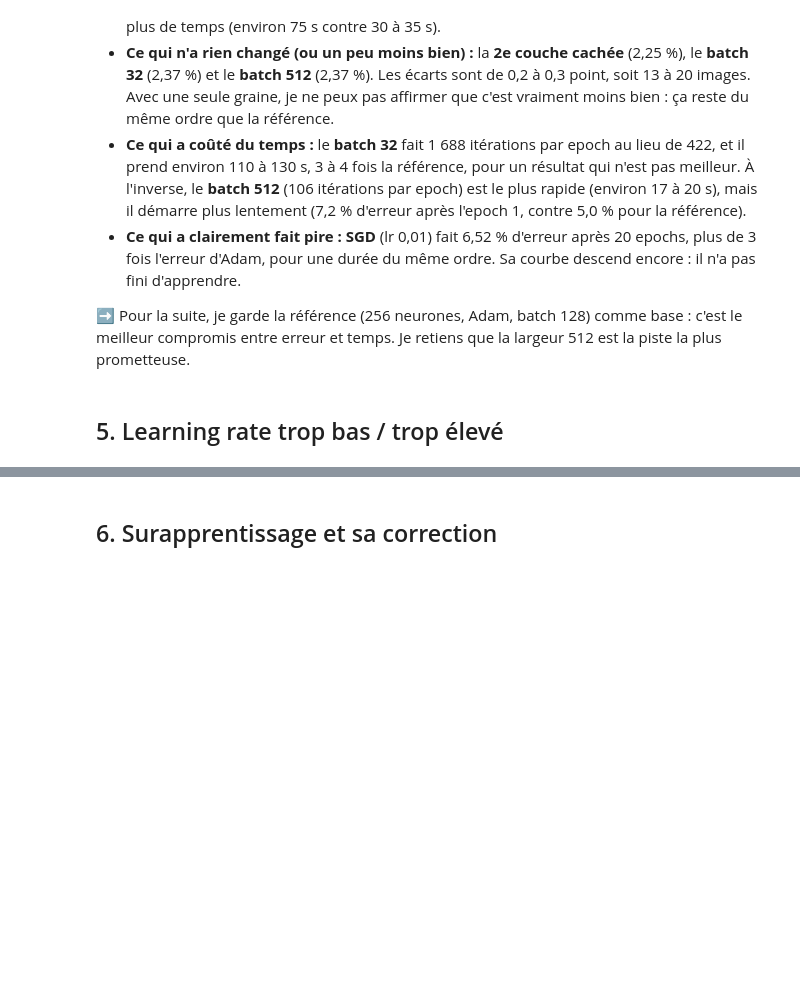
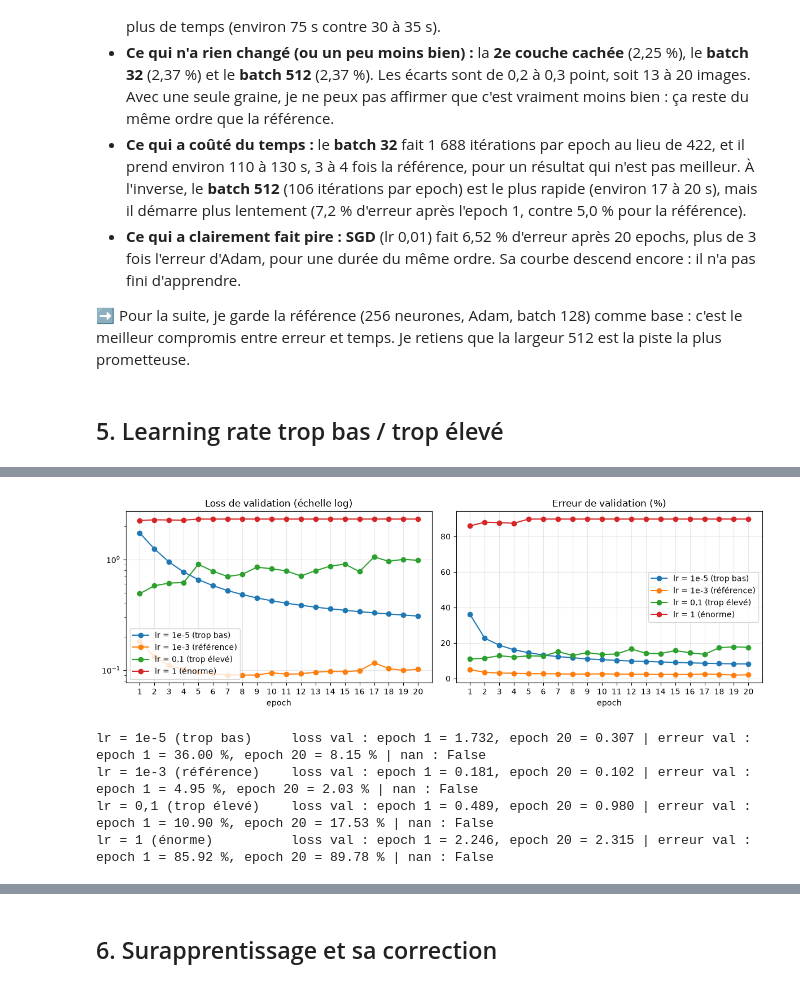
Before and after one commit to TheGoatLucien/handwritten_digits, a Jupyter notebook: notebooks/02_mlp.ipynb, the cells around one changed output, grey strips where cells are left out. Saved outputs shown, nothing was run; the diff lists cells and outputs as text; code cells hidden in the pictures; blank space fills up the shorter version.

```diff
--- a/notebooks/02_mlp.ipynb
+++ b/notebooks/02_mlp.ipynb
@@ -374,0 +473,35 @@ tableau
+# %%
+# Les learning rates superposés (la référence 1e-3 = hist_ref, déjà entraînée en section 3)
+epochs = np.arange(1, 21)
+courbes_lr = [(hist_lr_1e5, "lr = 1e-5 (trop bas)"),
+              (hist_ref, "lr = 1e-3 (référence)"),
+              (hist_lr_01, "lr = 0,1 (trop élevé)"),
+              (hist_lr_1, "lr = 1 (énorme)")]
+
+fig, axes = plt.subplots(1, 2, figsize=(12, 4))
+for hist, nom in courbes_lr:
+    axes[0].plot(epochs, hist.history["val_loss"], marker="o", label=nom)
+    axes[1].plot(epochs, erreur_val(hist), marker="o", label=nom)
+axes[0].set_title("Loss de validation (échelle log)")
+axes[0].set_yscale("log")
+axes[1].set_title("Erreur de validation (%)")
+for ax in axes:
+    ax.set_xlabel("epoch")
+    ax.set_xticks(epochs)
+    ax.grid(alpha=0.3)
+    ax.legend()
+plt.tight_layout()
+plt.savefig("../images/p2_learning_rates.png", dpi=100, bbox_inches="tight")
+plt.show()
+
+for hist, nom in courbes_lr:
+    vl = np.array(hist.history["val_loss"])
+    print(f"{nom:24s} loss val : epoch 1 = {vl[0]:.3f}, epoch 20 = {vl[-1]:.3f}"
+          f" | erreur val : epoch 1 = {erreur_val(hist)[0]:.2f} %, epoch 20 = {erreur_val(hist)[-1]:.2f} %"
+          f" | nan : {np.isnan(vl).any()}")
+# %% [output]
+[figure, added]
+lr = 1e-5 (trop bas)     loss val : epoch 1 = 1.732, epoch 20 = 0.307 | erreur val : epoch 1 = 36.00 %, epoch 20 = 8.15 % | nan : False
+lr = 1e-3 (référence)    loss val : epoch 1 = 0.181, epoch 20 = 0.102 | erreur val : epoch 1 = 4.95 %, epoch 20 = 2.03 % | nan : False
+lr = 0,1 (trop élevé)    loss val : epoch 1 = 0.489, epoch 20 = 0.980 | erreur val : epoch 1 = 10.90 %, epoch 20 = 17.53 % | nan : False
+lr = 1 (énorme)          loss val : epoch 1 = 2.246, epoch 20 = 2.315 | erreur val : epoch 1 = 85.92 %, epoch 20 = 89.78 % | nan : False
```
Also changed, not shown: parts of 23 cells of this notebook, 9 other files.
